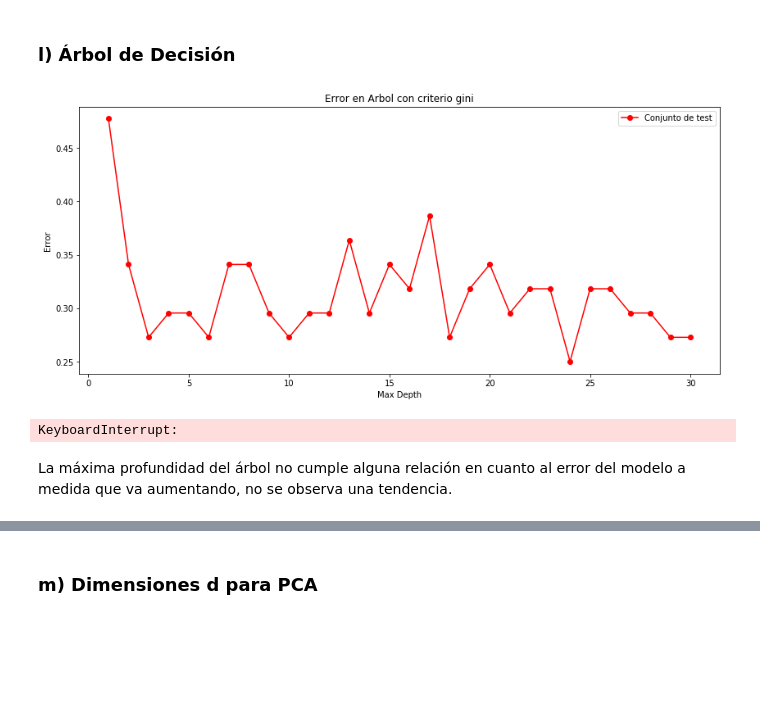
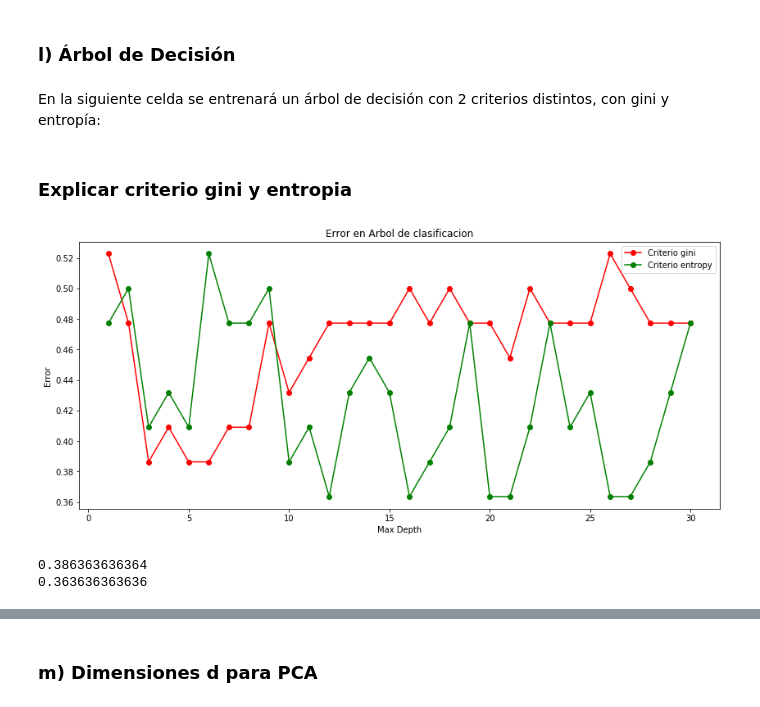
Before and after one commit to F4BI4NFF/MachineLearning2, a Jupyter notebook: Analisis de audios como datos brutos.ipynb, the cells around one changed output, grey strips where cells are left out. Saved outputs shown, nothing was run; the diff lists cells and outputs as text; code cells hidden in the pictures; blank space fills up the shorter version.

```diff
--- a/Analisis de audios como datos brutos.ipynb
+++ b/Analisis de audios como datos brutos.ipynb
@@ -412,39 +454,31 @@ plt.show()
 # %% [markdown]
 ### l) Árbol de Decisión
+# %% [markdown]
+En la siguiente celda se entrenará un árbol de decisión con 2 criterios distintos, con gini y entropía:
+# %% [markdown]
+### Explicar criterio gini y entropia
 # %%
 from sklearn.tree import DecisionTreeClassifier as Tree
 X_tree = range(1,31)
-Y_tree = []
+Y_tree_gini = []
+Y_tree_entropy = []
+
 for i in range(1,31):
     model = Tree()
     model.set_params(max_depth=i,criterion='gini',splitter='best')
-    model.fit(X_train,y_train)
-    Y_tree.append(1-model.score(X_test,y_test))
+    model.fit(X_pca_train,y_train)
+    Y_tree_gini.append(1-model.score(X_pca_test,y_test))
+    model.set_params(max_depth=i,criterion='entropy',splitter='best')
+    model.fit(X_pca_train,y_train)
+    Y_tree_entropy.append(1-model.score(X_pca_test,y_test))
+
+f,axarr = plt.subplots(1,figsize=(14,6))
+axarr.plot(X_tree,Y_tree_gini,'ro-',label="Criterio gini")
+axarr.plot(X_tree,Y_tree_entropy,'go-',label="Criterio entropy")
+axarr.set_title("Error en Arbol de clasificacion")
+axarr.set_xlabel('Max Depth')
+axarr.set_ylabel('Error')
+axarr.legend(loc="upper right", fancybox= True)
+plt.show()
+# %% [output]
+[figure, added]
-# %%
-f,axarr = plt.subplots(1,figsize=(14,6))
-axarr.plot(X_tree,Y_tree,'ro-',label="Conjunto de test")
-axarr.set_title("Error en Arbol con criterio gini")
-axarr.set_xlabel('Max Depth')
-axarr.set_ylabel('Error')
-axarr.legend(loc="upper right", fancybox= True)
-plt.show()
-# %% [output]
-[figure, removed]
-# %%
-X_tree = range(1,31)
-Y_tree = []
-for i in range(1,31):
-    model = Tree()
-    model.set_params(max_depth=i,criterion='entropy',splitter='best')
-    model.fit(X_train,y_train)
-    Y_tree.append(1-model.score(X_test,y_test))
-
-f,axarr = plt.subplots(1,figsize=(14,6))
-axarr.plot(X_tree,Y_tree,'ro-',label="Conjunto de test")
-axarr.set_title("Error en Arbol con criterio entropy")
-axarr.set_xlabel('Max Depth')
-axarr.set_ylabel('Error')
-axarr.legend(loc="upper right", fancybox= True)
-plt.show()
-# %% [output]
-KeyboardInterrupt:
@@ -458,2 +485,8 @@ print X_train
-# %% [markdown]
-La máxima profundidad del árbol no cumple alguna relación en cuanto al error del modelo a medida que va aumentando, no se observa una tendencia.
+# %%
+min_gini = min(Y_tree_gini)
+print min_gini
+min_entropy = min(Y_tree_entropy)
+print min_entropy
+# %% [output]
+0.386363636364
+0.363636363636
```
Also changed, not shown: parts of 49 cells of this notebook.
